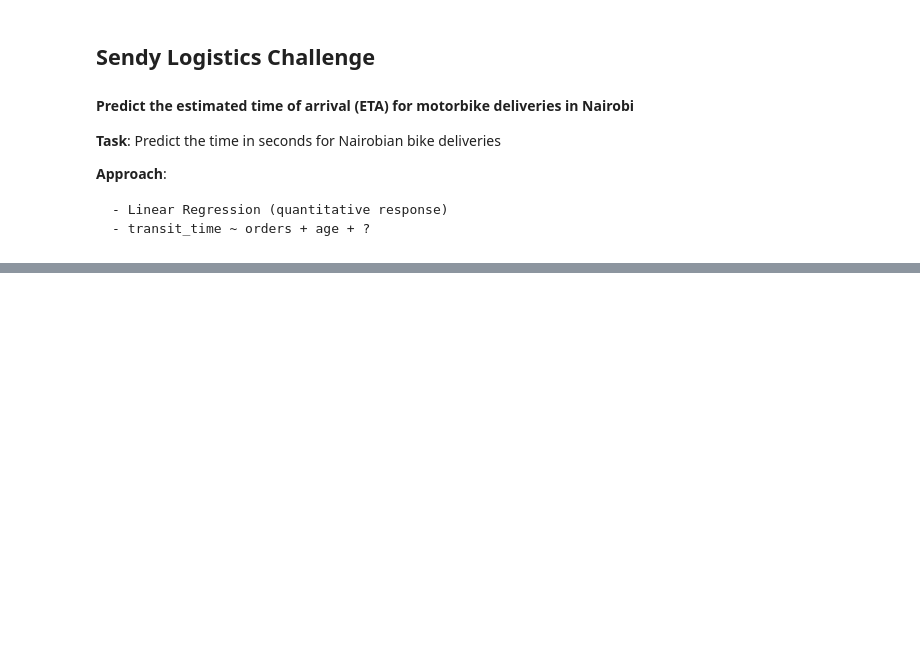
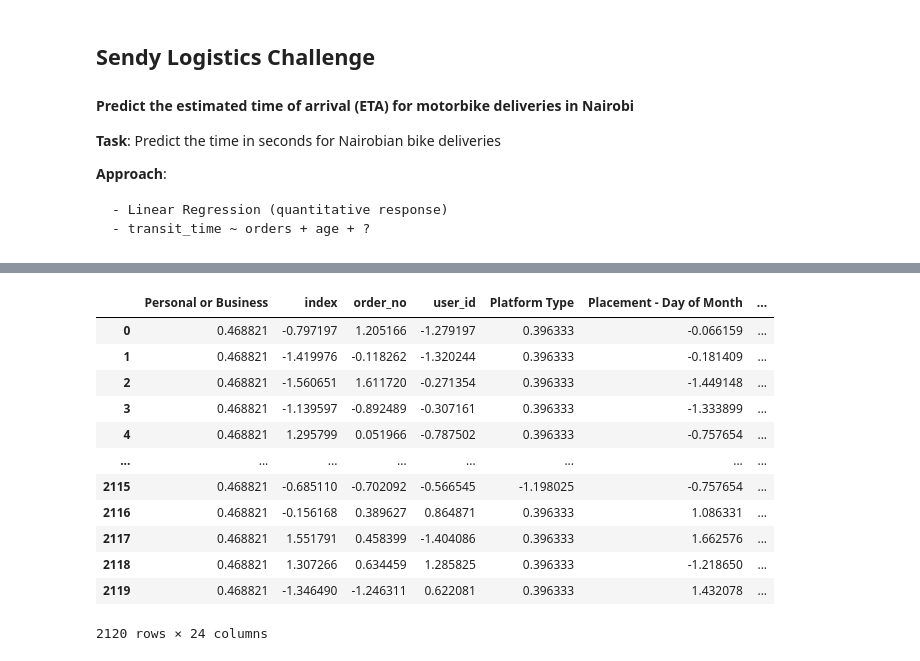
Before and after one commit to nelson-lojo/motor-bi-X, a Jupyter notebook: notebook_Alex.ipynb, the cells around one changed output, grey strips where cells are left out. Cells and saved outputs as stored; diff of their text form; code cells hidden in the pictures; blank space fills up the shorter version.

```diff
--- a/notebook_Alex.ipynb
+++ b/notebook_Alex.ipynb
@@ -87,0 +76,19 @@ sns.pairplot(test)
+# %%
+# Scaling data
+scaler = StandardScaler()
+X = scaler.fit_transform(clean[clean.columns[clean.columns!='Time from Pickup to Arrival']]) # all columns except time from pickup to arrival
+X = pd.DataFrame(X, columns = clean.columns[clean.columns!='Time from Pickup to Arrival'])
+# %% [output]
+|  | Personal or Business | index | order_no | user_id | Platform Type | Placement - Day of Month | ... |
+| 0 | 0.468821 | -0.797197 | 1.205166 | -1.279197 | 0.396333 | -0.066159 | ... |
+| 1 | 0.468821 | -1.419976 | -0.118262 | -1.320244 | 0.396333 | -0.181409 | ... |
+| 2 | 0.468821 | -1.560651 | 1.611720 | -0.271354 | 0.396333 | -1.449148 | ... |
+| 3 | 0.468821 | -1.139597 | -0.892489 | -0.307161 | 0.396333 | -1.333899 | ... |
+| 4 | 0.468821 | 1.295799 | 0.051966 | -0.787502 | 0.396333 | -0.757654 | ... |
+| ... | ... | ... | ... | ... | ... | ... | ... |
+| 2115 | 0.468821 | -0.685110 | -0.702092 | -0.566545 | -1.198025 | -0.757654 | ... |
+| 2116 | 0.468821 | -0.156168 | 0.389627 | 0.864871 | 0.396333 | 1.086331 | ... |
+| 2117 | 0.468821 | 1.551791 | 0.458399 | -1.404086 | 0.396333 | 1.662576 | ... |
+| 2118 | 0.468821 | 1.307266 | 0.634459 | 1.285825 | 0.396333 | -1.218650 | ... |
+| 2119 | 0.468821 | -1.346490 | -1.246311 | 0.622081 | 0.396333 | 1.432078 | ... |
+2120 rows × 24 columns
```
Also changed, not shown: parts of 12 cells of this notebook.
